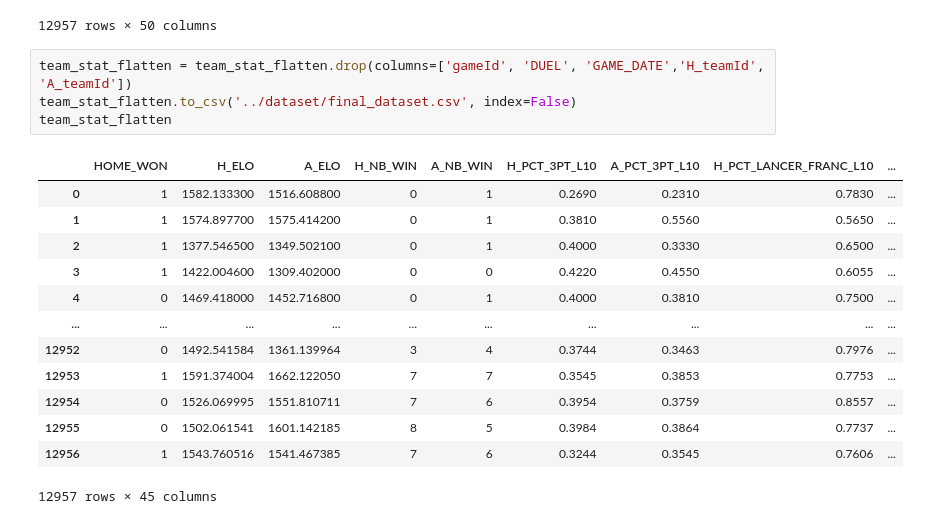
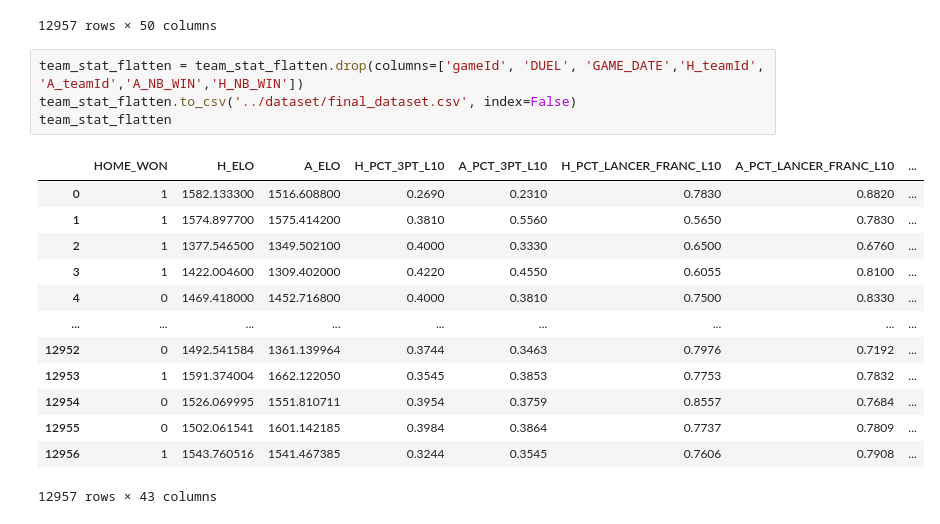
Before and after one commit to ddesangesl/PA-NBA, a Jupyter notebook: src/flat_dataset.ipynb, the cells around one changed output. Drawn from its saved outputs; the diff is of its cells as text.

```diff
--- a/src/flat_dataset.ipynb
+++ b/src/flat_dataset.ipynb
@@ -279,20 +279,20 @@ team_stat_flatten
 | 12956 | 22301230 | LAL vs. NOP | 2023-12-07 | 1 | 1543.760516 | 1541.467385 | 7 | 6 | 0.3244 | ... |
 12957 rows × 50 columns
 # %%
-team_stat_flatten = team_stat_flatten.drop(columns=['gameId', 'DUEL', 'GAME_DATE','H_teamId', 'A_teamId'])
+team_stat_flatten = team_stat_flatten.drop(columns=['gameId', 'DUEL', 'GAME_DATE','H_teamId', 'A_teamId','A_NB_WIN','H_NB_WIN'])
 team_stat_flatten.to_csv('../dataset/final_dataset.csv', index=False)
 team_stat_flatten
 # %% [output]
-|  | HOME_WON | H_ELO | A_ELO | H_NB_WIN | A_NB_WIN | H_PCT_3PT_L10 | A_PCT_3PT_L10 | H_PCT_LANCER_FRANC_L10 | ... |
-| 0 | 1 | 1582.133300 | 1516.608800 | 0 | 1 | 0.2690 | 0.2310 | 0.7830 | ... |
-| 1 | 1 | 1574.897700 | 1575.414200 | 0 | 1 | 0.3810 | 0.5560 | 0.5650 | ... |
-| 2 | 1 | 1377.546500 | 1349.502100 | 0 | 1 | 0.4000 | 0.3330 | 0.6500 | ... |
-| 3 | 1 | 1422.004600 | 1309.402000 | 0 | 0 | 0.4220 | 0.4550 | 0.6055 | ... |
-| 4 | 0 | 1469.418000 | 1452.716800 | 0 | 1 | 0.4000 | 0.3810 | 0.7500 | ... |
-| ... | ... | ... | ... | ... | ... | ... | ... | ... | ... |
-| 12952 | 0 | 1492.541584 | 1361.139964 | 3 | 4 | 0.3744 | 0.3463 | 0.7976 | ... |
-| 12953 | 1 | 1591.374004 | 1662.122050 | 7 | 7 | 0.3545 | 0.3853 | 0.7753 | ... |
-| 12954 | 0 | 1526.069995 | 1551.810711 | 7 | 6 | 0.3954 | 0.3759 | 0.8557 | ... |
-| 12955 | 0 | 1502.061541 | 1601.142185 | 8 | 5 | 0.3984 | 0.3864 | 0.7737 | ... |
-| 12956 | 1 | 1543.760516 | 1541.467385 | 7 | 6 | 0.3244 | 0.3545 | 0.7606 | ... |
+|  | HOME_WON | H_ELO | A_ELO | H_PCT_3PT_L10 | A_PCT_3PT_L10 | H_PCT_LANCER_FRANC_L10 | A_PCT_LANCER_FRANC_L10 | ... |
+| 0 | 1 | 1582.133300 | 1516.608800 | 0.2690 | 0.2310 | 0.7830 | 0.8820 | ... |
+| 1 | 1 | 1574.897700 | 1575.414200 | 0.3810 | 0.5560 | 0.5650 | 0.7830 | ... |
+| 2 | 1 | 1377.546500 | 1349.502100 | 0.4000 | 0.3330 | 0.6500 | 0.6760 | ... |
+| 3 | 1 | 1422.004600 | 1309.402000 | 0.4220 | 0.4550 | 0.6055 | 0.8100 | ... |
+| 4 | 0 | 1469.418000 | 1452.716800 | 0.4000 | 0.3810 | 0.7500 | 0.8330 | ... |
+| ... | ... | ... | ... | ... | ... | ... | ... | ... |
+| 12952 | 0 | 1492.541584 | 1361.139964 | 0.3744 | 0.3463 | 0.7976 | 0.7192 | ... |
+| 12953 | 1 | 1591.374004 | 1662.122050 | 0.3545 | 0.3853 | 0.7753 | 0.7832 | ... |
+| 12954 | 0 | 1526.069995 | 1551.810711 | 0.3954 | 0.3759 | 0.8557 | 0.7684 | ... |
+| 12955 | 0 | 1502.061541 | 1601.142185 | 0.3984 | 0.3864 | 0.7737 | 0.7809 | ... |
+| 12956 | 1 | 1543.760516 | 1541.467385 | 0.3244 | 0.3545 | 0.7606 | 0.7908 | ... |
-12957 rows × 45 columns
+12957 rows × 43 columns
```
Also changed, not shown: parts of 3 cells of this notebook, 2 other files.
